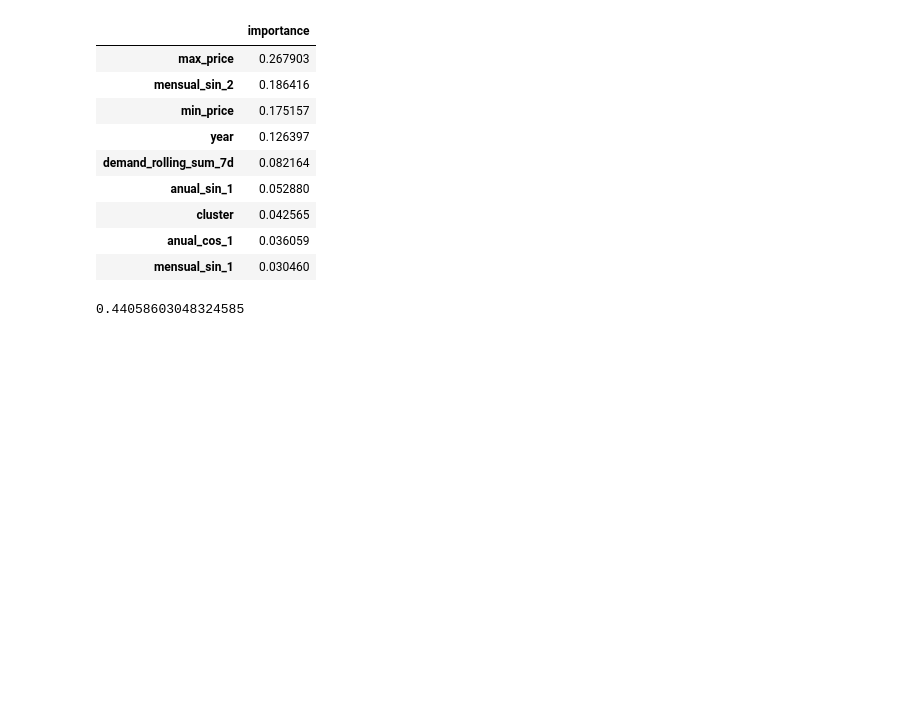
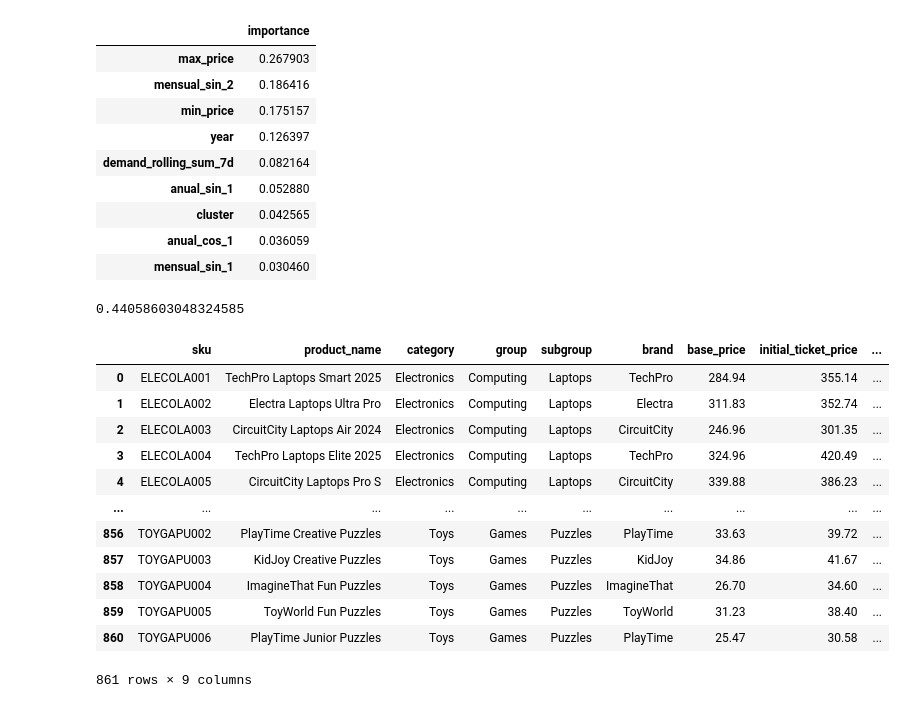
Before and after one commit to Emiliano-Torres/proyecto_eci, a Jupyter notebook: Modelo_prediccion.ipynb, the cells around one changed output. Drawn from its saved outputs; the diff is of its cells as text; code cells hidden in the pictures; blank space fills up the shorter version.

```diff
--- a/Modelo_prediccion.ipynb
+++ b/Modelo_prediccion.ipynb
@@ -333,3 +333,19 @@ r2_score(y_test_interno,prediccion)
 # %%
 from DataLoader import leer_csv
 transacciones=leer_csv("eci_transactions")
+# %%
+product_master
+# %% [output]
+|  | sku | product_name | category | group | subgroup | brand | base_price | initial_ticket_price | ... |
+| 0 | ELECOLA001 | TechPro Laptops Smart 2025 | Electronics | Computing | Laptops | TechPro | 284.94 | 355.14 | ... |
+| 1 | ELECOLA002 | Electra Laptops Ultra Pro | Electronics | Computing | Laptops | Electra | 311.83 | 352.74 | ... |
+| 2 | ELECOLA003 | CircuitCity Laptops Air 2024 | Electronics | Computing | Laptops | CircuitCity | 246.96 | 301.35 | ... |
+| 3 | ELECOLA004 | TechPro Laptops Elite 2025 | Electronics | Computing | Laptops | TechPro | 324.96 | 420.49 | ... |
+| 4 | ELECOLA005 | CircuitCity Laptops Pro S | Electronics | Computing | Laptops | CircuitCity | 339.88 | 386.23 | ... |
+| ... | ... | ... | ... | ... | ... | ... | ... | ... | ... |
+| 856 | TOYGAPU002 | PlayTime Creative Puzzles | Toys | Games | Puzzles | PlayTime | 33.63 | 39.72 | ... |
+| 857 | TOYGAPU003 | KidJoy Creative Puzzles | Toys | Games | Puzzles | KidJoy | 34.86 | 41.67 | ... |
+| 858 | TOYGAPU004 | ImagineThat Fun Puzzles | Toys | Games | Puzzles | ImagineThat | 26.70 | 34.60 | ... |
+| 859 | TOYGAPU005 | ToyWorld Fun Puzzles | Toys | Games | Puzzles | ToyWorld | 31.23 | 38.40 | ... |
+| 860 | TOYGAPU006 | PlayTime Junior Puzzles | Toys | Games | Puzzles | PlayTime | 25.47 | 30.58 | ... |
+861 rows × 9 columns
```
Also changed, not shown: parts of 5 cells of this notebook, 2 other files.
